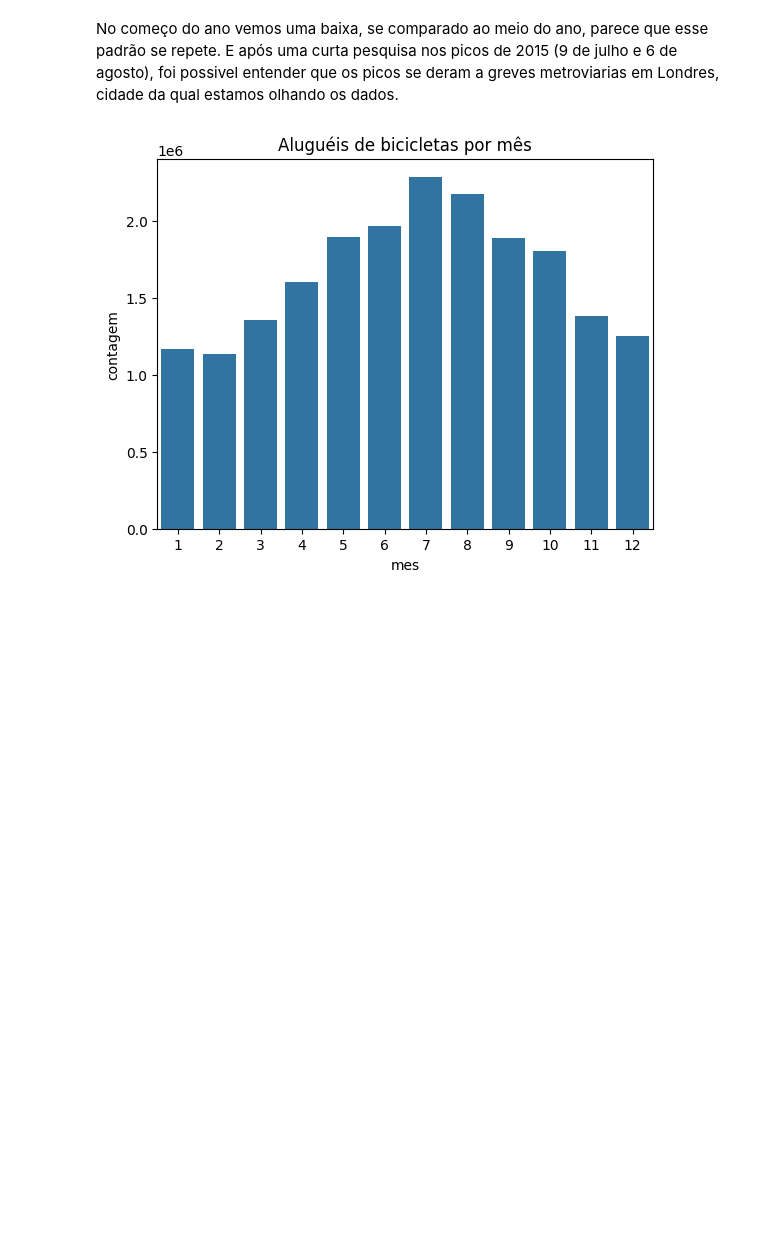
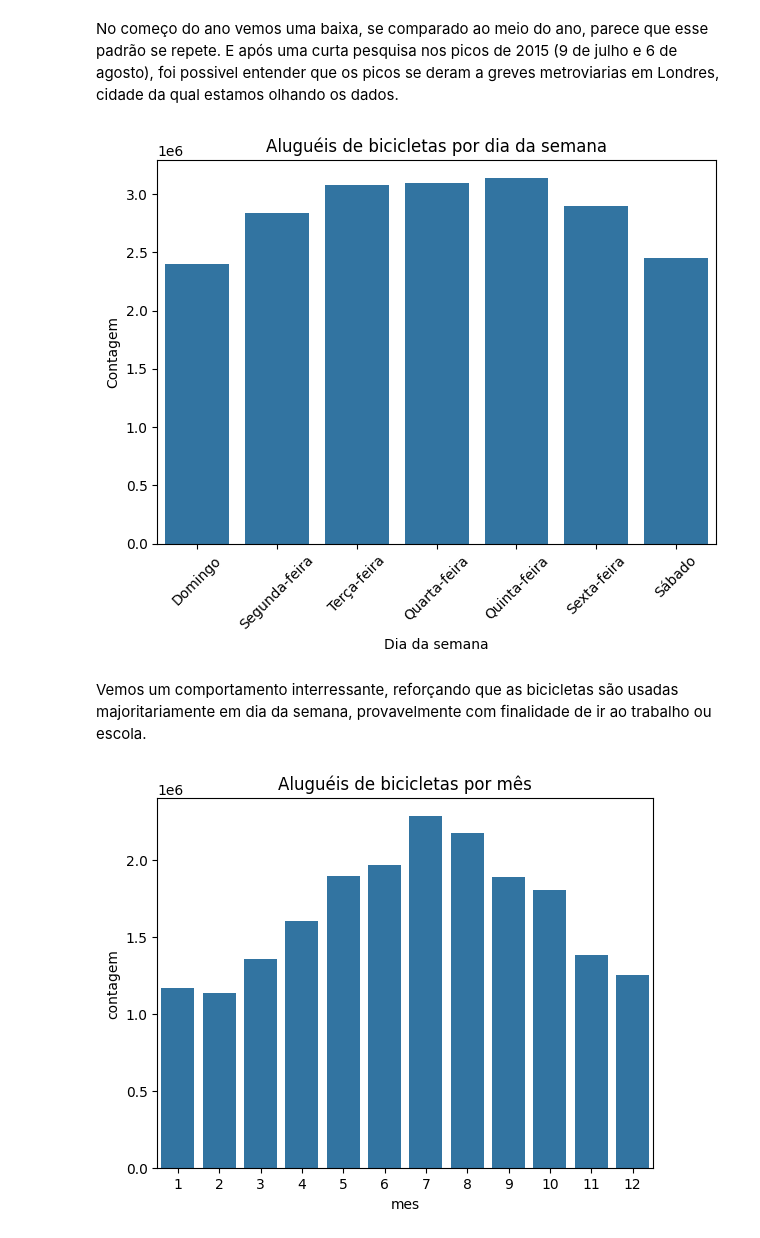
Before and after one commit to BrnCode/Previsao_Alugueis_Bicicletas_Series_Temporais, a Jupyter notebook: EDA_locacoes_de_bicicleta.ipynb, the cells around one changed output. Cells and saved outputs as stored; diff of their text form; code cells hidden in the pictures; blank space fills up the shorter version.

```diff
--- a/EDA_locacoes_de_bicicleta.ipynb
+++ b/EDA_locacoes_de_bicicleta.ipynb
@@ -25,7 +29,7 @@ import numpy as np
 # %% [markdown]
 ### Pre tratamento
 # %%
-df = pd.read_csv("https://raw.githubusercontent.com/BrnCode/Previsao_Alugueis_Bicicletas_Series_Temporais/bicicletas.csv")
+df = pd.read_csv("https://raw.githubusercontent.com/BrnCode/Previsao_Alugueis_Bicicletas_Series_Temporais/main/bicicletas.csv")
 df.head()
 # %% [output]
 |  | data_hora | contagem | temperatura | sensacao_termica | umidade | velocidade_vento | clima | feriado | ... |
@@ -375,6 +379,7 @@ dtype: object
 df_time = df.copy()
 # %%
 df_time['mes'] = df_time['data_hora'].dt.month
+df_time['dia_da_semana'] = df_time['data_hora'].dt.dayofweek
 df_time['horario'] = df_time['data_hora'].dt.hour
 # %%
 df_time.columns
@@ -488,6 +494,29 @@ plt.show()
 [figure]
 # %% [markdown]
 No começo do ano vemos uma baixa, se comparado ao meio do ano, parece que esse padrão se repete. E após uma curta pesquisa nos picos de 2015 (9 de julho e 6 de agosto), foi possivel entender que os picos se deram a greves metroviarias em Londres, cidade da qual estamos olhando os dados.
+# %%
+alugueis_dia_semana  = df_time.groupby('dia_da_semana')['contagem'].sum().reset_index()
+# %%
+# Mapeando os números dos dias para os nomes dos dias da semana
+dias_semana = {0: 'Segunda-feira', 1: 'Terça-feira', 2: 'Quarta-feira', 3: 'Quinta-feira', 4: 'Sexta-feira', 5: 'Sábado', 6: 'Domingo'}
+alugueis_dia_semana['dia_da_semana'] = alugueis_dia_semana['dia_da_semana'].map(dias_semana)
+
+# Ordenar os dias da semana corretamente
+ordem_dias_semana = ['Domingo', 'Segunda-feira', 'Terça-feira', 'Quarta-feira', 'Quinta-feira', 'Sexta-feira', 'Sábado']
+alugueis_dia_semana['dia_da_semana'] = pd.Categorical(alugueis_dia_semana['dia_da_semana'], categories=ordem_dias_semana, ordered=True)
+# %%
+sns.barplot(data=alugueis_dia_semana, x='dia_da_semana', y='contagem')
+plt.title('Aluguéis de bicicletas por dia da semana')
+plt.xlabel('Dia da semana')
+plt.ylabel('Contagem')
+
+plt.tight_layout()
+plt.xticks(rotation=45)
+plt.show();
+# %% [output]
+[figure, added]
+# %% [markdown]
+Vemos um comportamento interressante, reforçando que as bicicletas são usadas majoritariamente em dia da semana, provavelmente com finalidade de ir ao trabalho ou escola.
 # %%
 alugueis_mensais = df_time.groupby('mes')['contagem'].sum().reset_index()
 # %%
```
Also changed, not shown: parts of 19 cells of this notebook.
